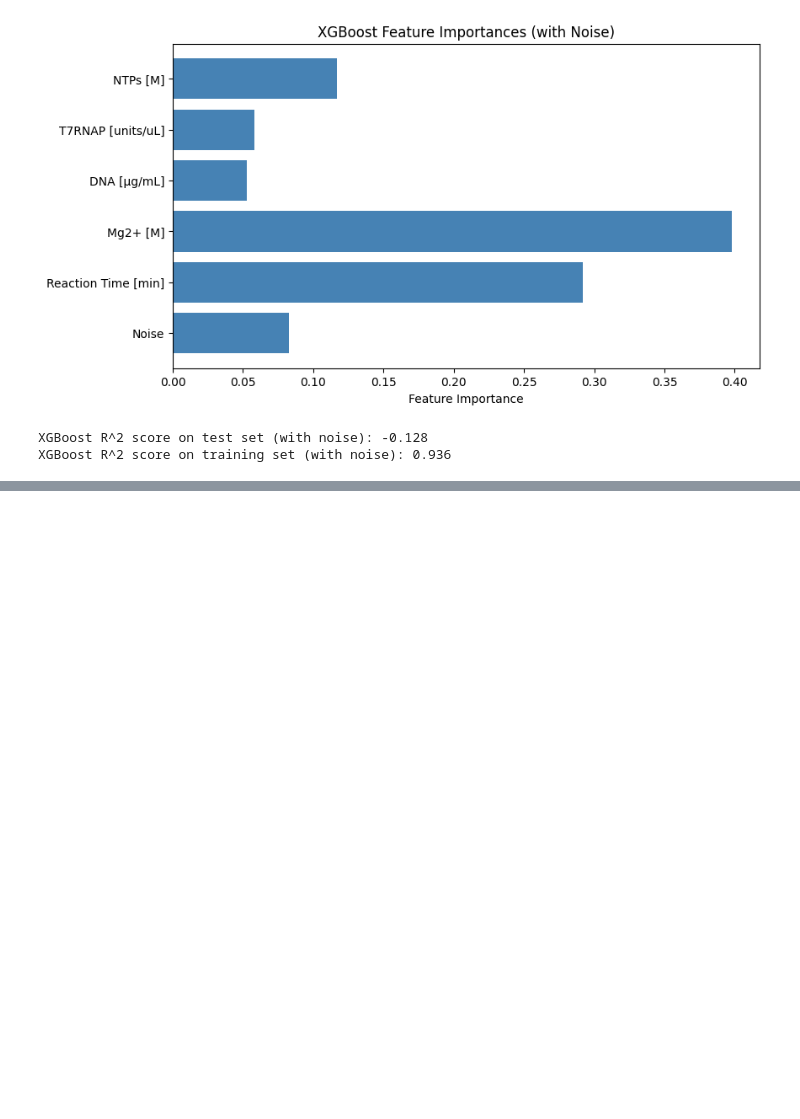
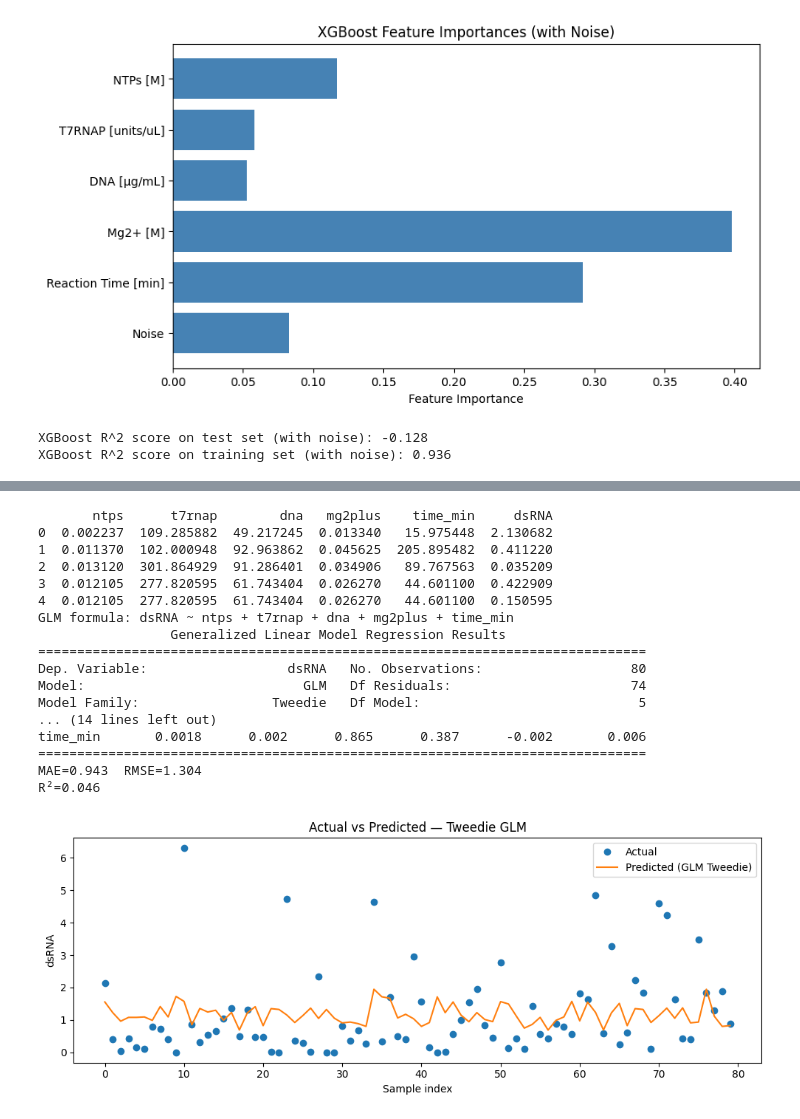
Before and after one commit to kesler20/phd_notebooks, a Jupyter notebook: 2025/10/dsRNA ANOVA and modelling.ipynb, the cells around one changed output, grey strips where cells are left out. Drawn from its saved outputs; the diff is of its cells as text; code cells hidden in the pictures; blank space fills up the shorter version.

```diff
--- a/2025/10/dsRNA ANOVA and modelling.ipynb
+++ b/2025/10/dsRNA ANOVA and modelling.ipynb
@@ -427,0 +501,75 @@ XGBoost R^2 score on training set (with noise): 0.936
+# %%
+def transform_column_to_formula_var(colname: str) -> str:
+    """Transform column name to valid formula variable name."""
+    if "time" in colname or "Time" in colname or "TIME" in colname:
+        return "time_min"
+    colname = colname.replace("+", "plus").replace("-", "minus")
+    return colname.split(" ")[0].lower()
+
+
+df = experimental_conditions.copy()
+df["dsRNA"] = responses.values.ravel()
+df = df.rename(
+    columns={
+        col: transform_column_to_formula_var(col)
+        for col in experimental_conditions.columns
+    }
+)
+y_col = "dsRNA"
+
+formula = f"{y_col} ~ " + " + ".join([c for c in df.columns if c != y_col])
+
+print(df.head())
+print("GLM formula:", formula)
+
+# GLM with Tweedie family; default link is log for 1<p<2
+model = smf.glm(
+    formula=formula,
+    data=df,
+    family=sm.families.Tweedie(
+        var_power=1.3,  # Choose Tweedie power in (1,2): 1.1-1.9 typically; 1.5 is a common start
+        link=sm.families.links.log(),
+    ),
+).fit()
+
+print(model.summary())
+
+# Predictions (E[Y|X]) and simple accuracy
+y_true = df[y_col].values
+y_pred = model.predict(df)
+mae = (abs(y_true - y_pred)).mean()
+rmse = (((y_true - y_pred) ** 2).mean()) ** 0.5
+print(f"MAE={mae:.3f}  RMSE={rmse:.3f}")
+rsquared = 1 - ((y_true - y_pred) ** 2).sum() / ((y_true - y_true.mean()) ** 2).sum()
+print(f"R²={rsquared:.3f}")
+
+
+idx = range(len(y_true))
+plt.figure(figsize=(10, 4))
+plt.plot(idx, y_true, marker="o", linestyle="none", label="Actual")
+plt.plot(idx, y_pred, label="Predicted (GLM Tweedie)")
+plt.xlabel("Sample index")
+plt.ylabel(y_col)
+plt.title("Actual vs Predicted — Tweedie GLM")
+plt.legend()
+plt.tight_layout()
+plt.show()
+# %% [output]
+       ntps      t7rnap        dna   mg2plus    time_min     dsRNA
+0  0.002237  109.285882  49.217245  0.013340   15.975448  2.130682
+1  0.011370  102.000948  92.963862  0.045625  205.895482  0.411220
+2  0.013120  301.864929  91.286401  0.034906   89.767563  0.035209
+3  0.012105  277.820595  61.743404  0.026270   44.601100  0.422909
+4  0.012105  277.820595  61.743404  0.026270   44.601100  0.150595
+GLM formula: dsRNA ~ ntps + t7rnap + dna + mg2plus + time_min
+                 Generalized Linear Model Regression Results
+==============================================================================
+Dep. Variable:                  dsRNA   No. Observations:                   80
+Model:                            GLM   Df Residuals:                       74
+Model Family:                 Tweedie   Df Model:                            5
+... (14 lines left out)
+time_min       0.0018      0.002      0.865      0.387      -0.002       0.006
+==============================================================================
+MAE=0.943  RMSE=1.304
+R²=0.046
+[figure, added]
```
Also changed, not shown: parts of 14 cells of this notebook.
